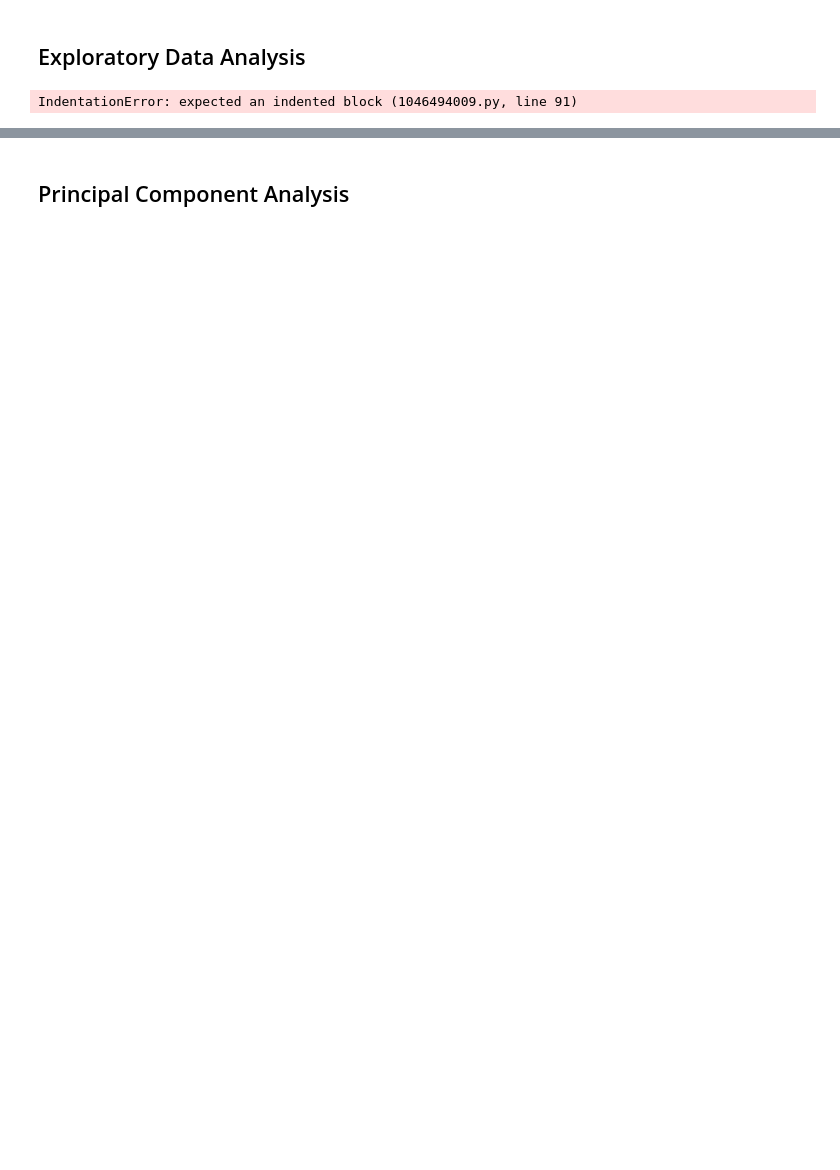
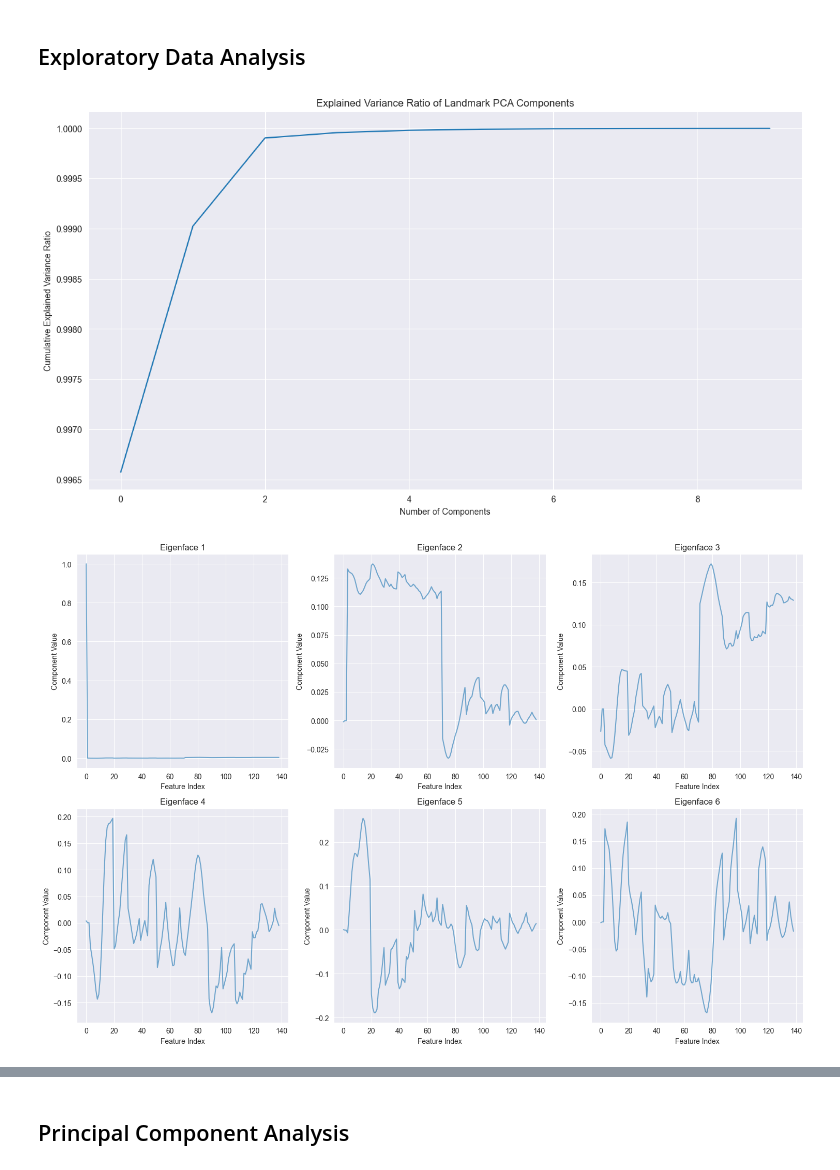
Before and after one commit to KarloKorbar/multimodal_depression_detection, a Jupyter notebook: DepressionDetection/face.ipynb, the cells around one changed output, grey strips where cells are left out. Saved outputs shown, nothing was run; the diff lists cells and outputs as text; code cells hidden in the pictures; blank space fills up the shorter version.

```diff
--- a/DepressionDetection/face.ipynb
+++ b/DepressionDetection/face.ipynb
@@ -92,17 +109,25 @@ def analyze_landmarks(df: pd.DataFrame) -> None:
     plt.title('Explained Variance Ratio of Landmark PCA Components')
     plt.show()
 
-    # Plot eigenfaces -> double check
+    # Plot eigenfaces -> robust to feature count
     fig, axes = plt.subplots(2, 3, figsize=(15, 10))
     axes = axes.ravel()
 
     for i in range(6):
         if i < len(pca.components_):
-            component = pca.components_[i].reshape(-1, 2)  # Reshape to (68, 2) for x,y coordinates
-            axes[i].scatter(component[:, 0], component[:, 1], alpha=0.6)
+            comp = pca.components_[i]
+            n_points = comp.shape[0] // 2
+            if n_points > 0 and n_points * 2 == comp.shape[0]:
+                x = comp[:n_points]
+                y = comp[n_points:]
+                axes[i].scatter(x, y, alpha=0.6)
+                axes[i].set_xlabel('X coordinate')
+                axes[i].set_ylabel('Y coordinate')
+            else:
+                axes[i].plot(comp, alpha=0.6)
+                axes[i].set_xlabel('Feature Index')
+                axes[i].set_ylabel('Component Value')
             axes[i].set_title(f'Eigenface {i + 1}')
-            axes[i].set_xlabel('X coordinate')
-            axes[i].set_ylabel('Y coordinate')
 
     plt.tight_layout()
     plt.show()
@@ -124,31 +149,32 @@ def analyze_action_units(df: pd.DataFrame) -> None:
     # Correlation matrix
     plt.figure(figsize=(12, 10))
     sns.heatmap(df[au_features].corr(), cmap='coolwarm', center=0)
     plt.title('Correlation Matrix of Action Units')
     plt.tight_layout()
     plt.show()
 
 
 def plot_landmark_positions(df: pd.DataFrame) -> None:
     #Plot average landmark positions for each subject.
     landmark_features = [col for col in df.columns if 'CLNFfeatures_' in col]
     mean_landmarks = df.groupby('ID')[landmark_features].mean()
 
     x_coords = mean_landmarks[[col for col in landmark_features if '_x' in col]].values
     y_coords = mean_landmarks[[col for col in landmark_features if '_y' in col]].values
 
     plt.figure(figsize=(10, 10))
     plt.scatter(x_coords, y_coords, alpha=0.5)
     plt.title('Average Landmark Positions')
     plt.xlabel('X coordinate')
     plt.ylabel('Y coordinate')
     plt.axis('equal')
     plt.show()
 
 
 # Perform EDA
 analyze_landmarks(df_face)
 analyze_action_units(df_face)
 plot_landmark_positions(df_face)
 # %% [output]
-IndentationError: expected an indented block (1046494009.py, line 91)
+[figure, added]
+[figure, added]
```
Also changed, not shown: parts of 5 cells of this notebook, 12 other files.
